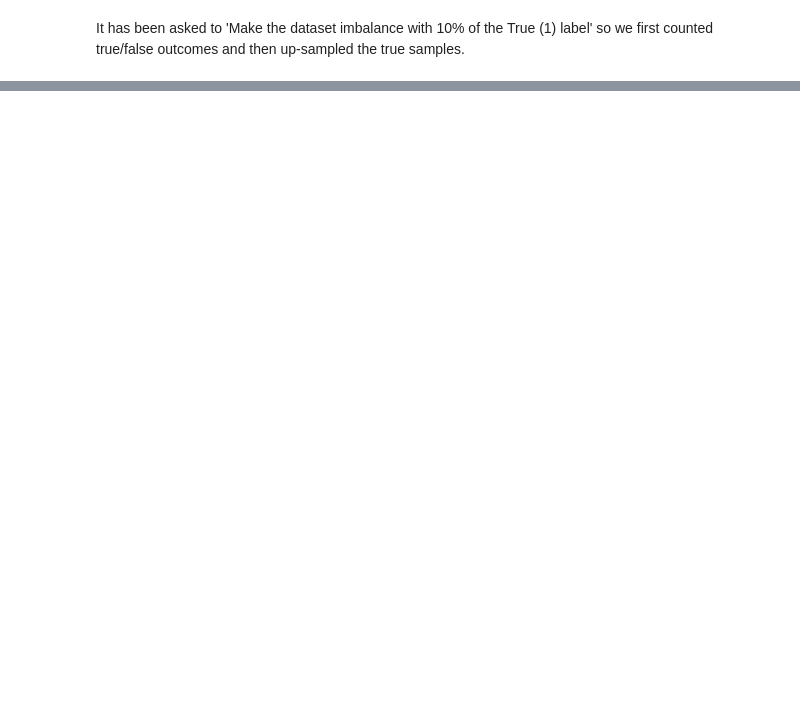
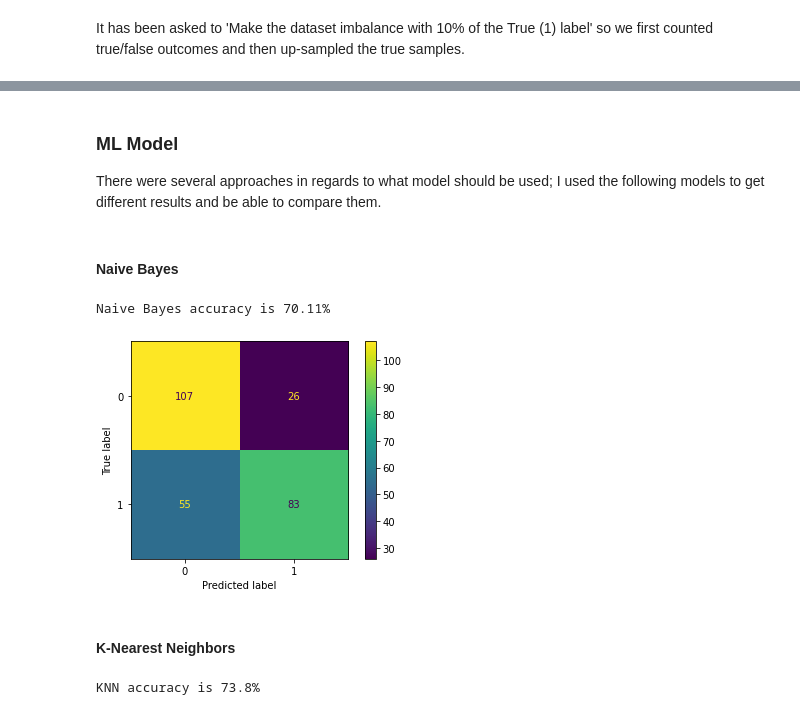
Before and after one commit to mahdigheidi/PimaIndiansDiabetes, a Jupyter notebook: task_notebook.ipynb, the cells around one changed output, grey strips where cells are left out. Saved outputs shown, nothing was run; the diff lists cells and outputs as text; code cells hidden in the pictures; blank space fills up the shorter version.

```diff
--- a/task_notebook.ipynb
+++ b/task_notebook.ipynb
@@ -105,0 +142,37 @@ ModuleNotFoundError: No module named 'imblearn'
+# %% [markdown]
+### ML Model
+
+There were several approaches in regards to what model should be used; I used the following models to get different results and be able to compare them.
+# %%
+# splitting dataset in training/test sets with a 70:30 ratio
+from sklearn.model_selection import train_test_split
+X_train,X_test,y_train,y_test = train_test_split(X_over, y_over, test_size=0.30, random_state=10)
+# %% [markdown]
+#### Naive Bayes
+# %%
+from sklearn.naive_bayes import GaussianNB
+from sklearn import metrics
+naive=GaussianNB()
+naive.fit(X_train,y_train)
+predicted_naive=naive.predict(X_test)
+accuracy_naive=metrics.accuracy_score(y_test,predicted_naive)
+print(f'Naive Bayes accuracy is {round(accuracy_naive * 100, 2)}%')
+# %% [output]
+Naive Bayes accuracy is 70.11%
+# %%
+from sklearn.metrics import plot_confusion_matrix
+plot_confusion_matrix(naive, X_test, y_test)
+plt.show()
+# %% [output]
+[figure, added]
+# %% [markdown]
+#### K-Nearest Neighbors
+# %%
+from sklearn.neighbors import KNeighborsClassifier
+knn=KNeighborsClassifier(n_neighbors=13)
+knn.fit(X_train,y_train)
+predicted_knn=knn.predict(X_test)
+accuracy_knn=metrics.accuracy_score(y_test,predicted_knn)
+print(f'KNN accuracy is {round(accuracy_knn * 100, 2)}%')
+# %% [output]
+KNN accuracy is 73.8%
```
Also changed, not shown: parts of 19 cells of this notebook.
